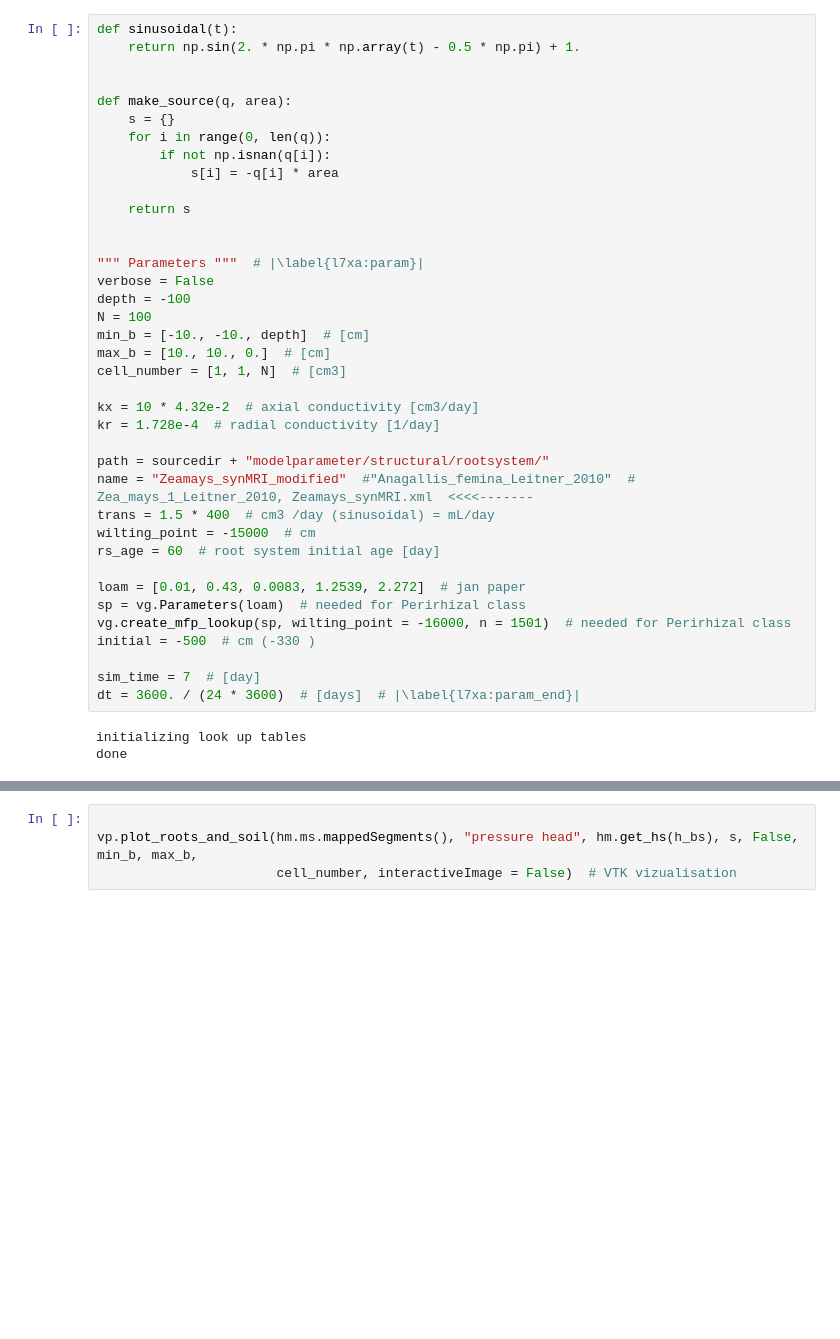
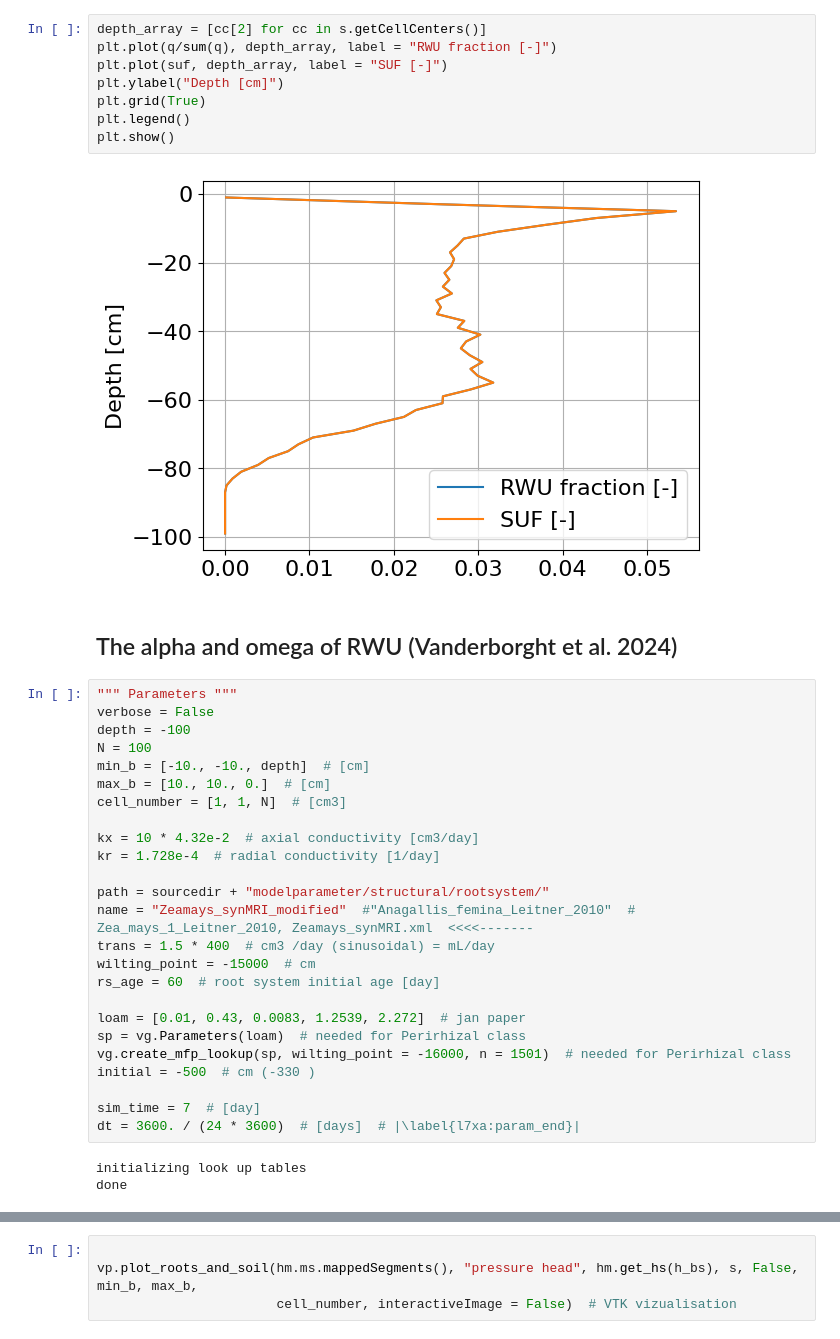
Before and after one commit to Plant-Root-Soil-Interactions-Modelling/CPlantBox, a Jupyter notebook: tutorial/jupyter/summer_school_2025/7_coupled_soil_root_hydraulics_alpha_omega.ipynb, the cells around one changed output, grey strips where cells are left out. Cells and saved outputs as stored; diff of their text form; blank space fills up the shorter version.

```diff
--- a/tutorial/jupyter/summer_school_2025/7_coupled_soil_root_hydraulics_alpha_omega.ipynb
+++ b/tutorial/jupyter/summer_school_2025/7_coupled_soil_root_hydraulics_alpha_omega.ipynb
@@ -29,18 +352,17 @@ import timeit
+# %%
+depth_array = [cc[2] for cc in s.getCellCenters()]
+plt.plot(q/sum(q), depth_array, label = "RWU fraction [-]")
+plt.plot(suf, depth_array, label = "SUF [-]")
+plt.ylabel("Depth [cm]")
+plt.grid(True)
+plt.legend()
+plt.show()
+# %% [output]
+[figure, added]
+# %% [markdown]
+## The alpha and omega of RWU (Vanderborght et al. 2024)
 # %%
-def sinusoidal(t):
-    return np.sin(2. * np.pi * np.array(t) - 0.5 * np.pi) + 1.
-
-
-def make_source(q, area):
-    s = {}
-    for i in range(0, len(q)):
-        if not np.isnan(q[i]):
-            s[i] = -q[i] * area
-
-    return s
-
-
-""" Parameters """  # |\label{l7xa:param}|
+""" Parameters """
 verbose = False
 depth = -100
 N = 100
```
Also changed, not shown: parts of 13 cells of this notebook.
